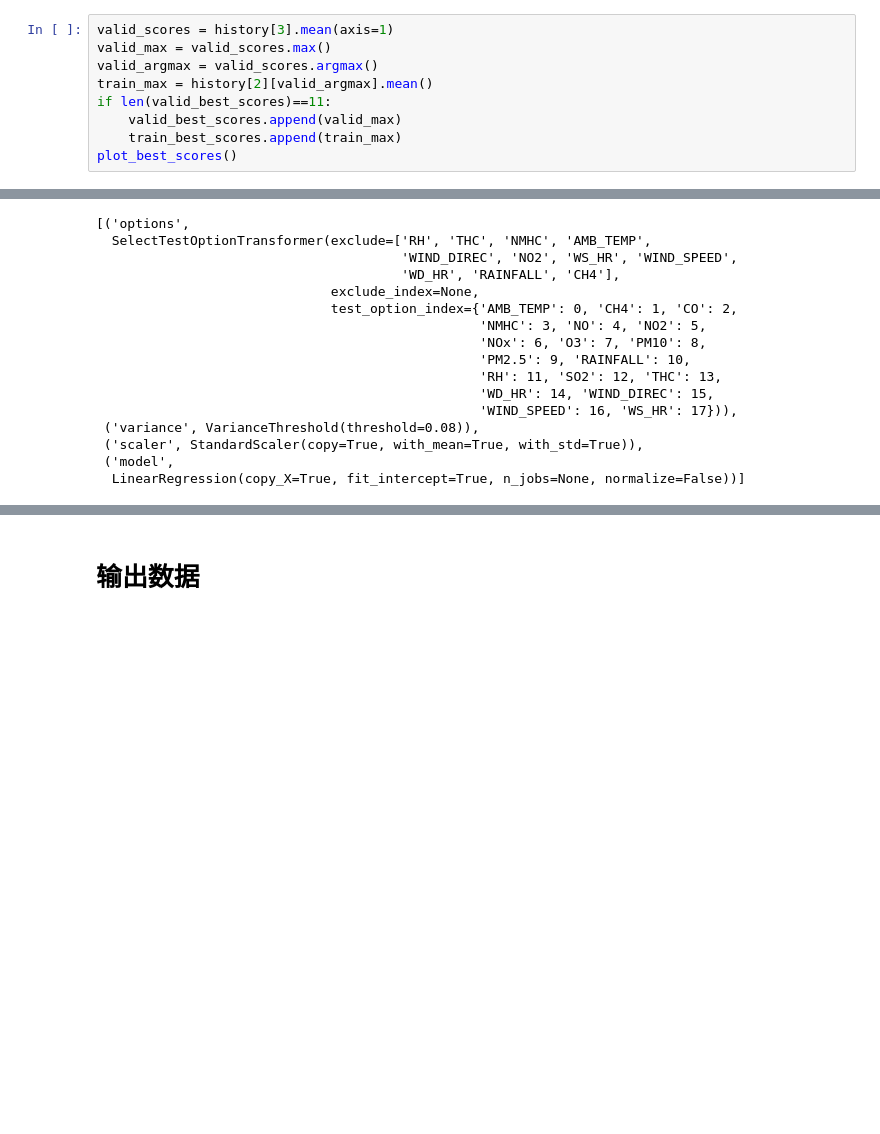
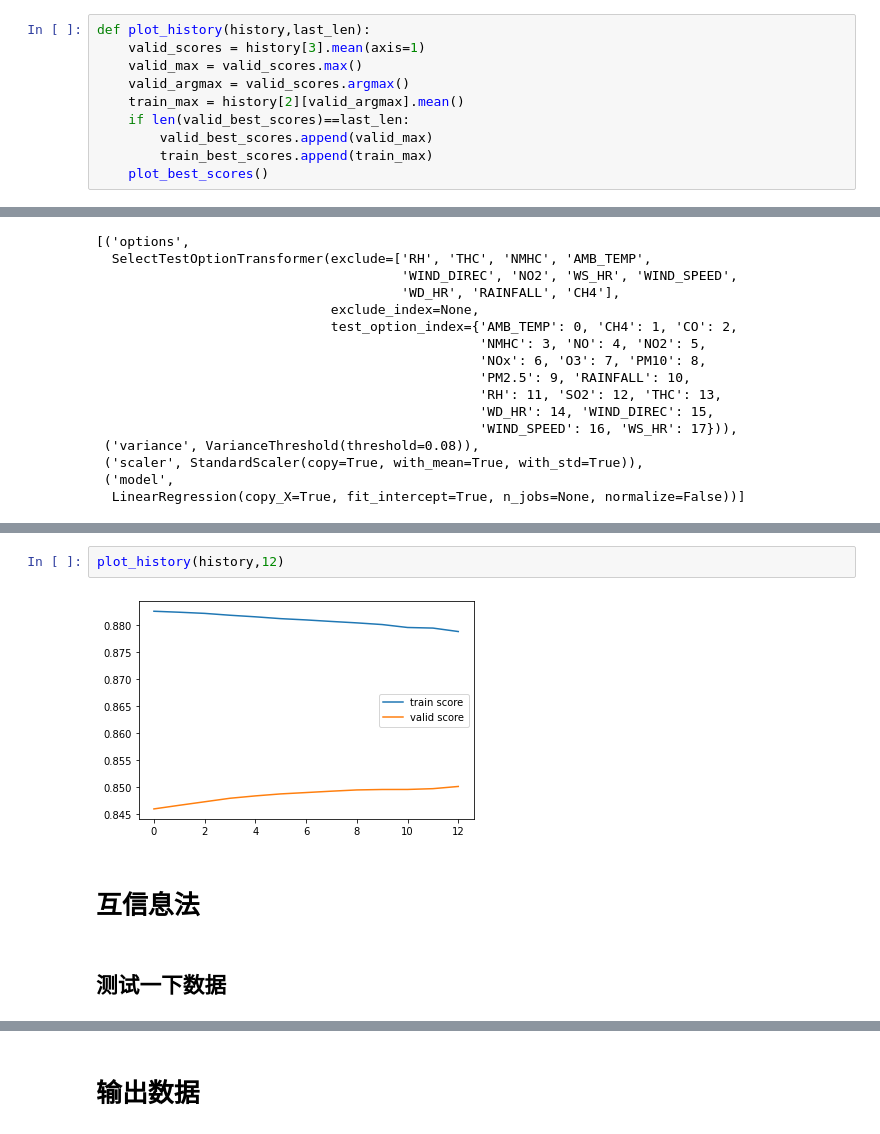
Before and after one commit to FreemanHu/ml2020_lhy, a Jupyter notebook: hw1/hw1_pm25_prediction_v4_linear.ipynb, the cells around one changed output, grey strips where cells are left out. Saved outputs shown, nothing was run; the diff lists cells and outputs as text; blank space fills up the shorter version.

```diff
--- a/hw1/hw1_pm25_prediction_v4_linear.ipynb
+++ b/hw1/hw1_pm25_prediction_v4_linear.ipynb
@@ -238,11 +240,12 @@ history = search_utils.search('variance__threshold',treshold_range,ylim=(.84,.89
 # %% [markdown]
 ## 方差过滤后的学习曲线##
 # %%
-valid_scores = history[3].mean(axis=1)
-valid_max = valid_scores.max()
-valid_argmax = valid_scores.argmax()
-train_max = history[2][valid_argmax].mean()
-if len(valid_best_scores)==11:
-    valid_best_scores.append(valid_max)
-    train_best_scores.append(train_max)
-plot_best_scores()
+def plot_history(history,last_len):
+    valid_scores = history[3].mean(axis=1)
+    valid_max = valid_scores.max()
+    valid_argmax = valid_scores.argmax()
+    train_max = history[2][valid_argmax].mean()
+    if len(valid_best_scores)==last_len:
+        valid_best_scores.append(valid_max)
+        train_best_scores.append(train_max)
+    plot_best_scores()
@@ -270,0 +389,8 @@ pipeline.steps
+# %%
+plot_history(history,12)
+# %% [output]
+[figure, added]
+# %% [markdown]
+# 互信息法
+# %% [markdown]
+## 测试一下数据
```
Also changed, not shown: parts of 36 cells of this notebook, 1 other file.
